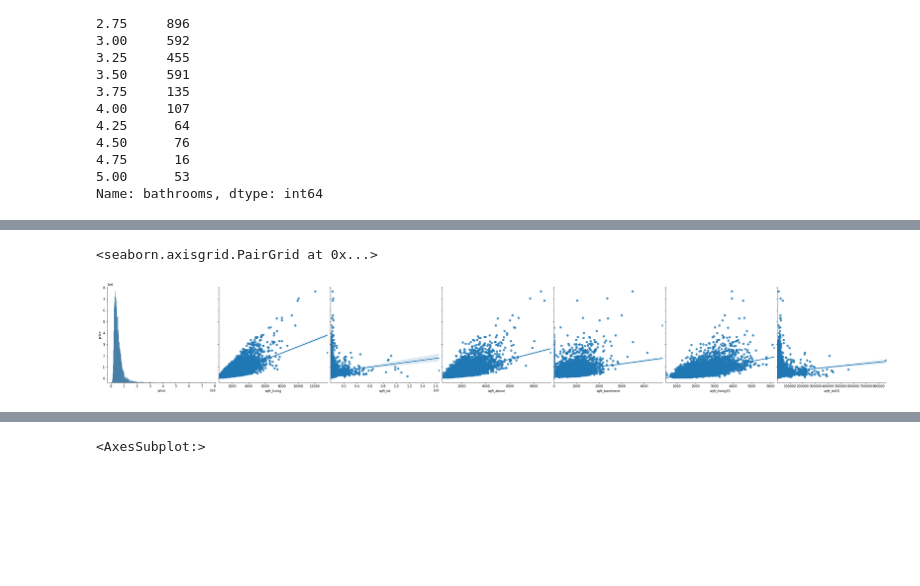
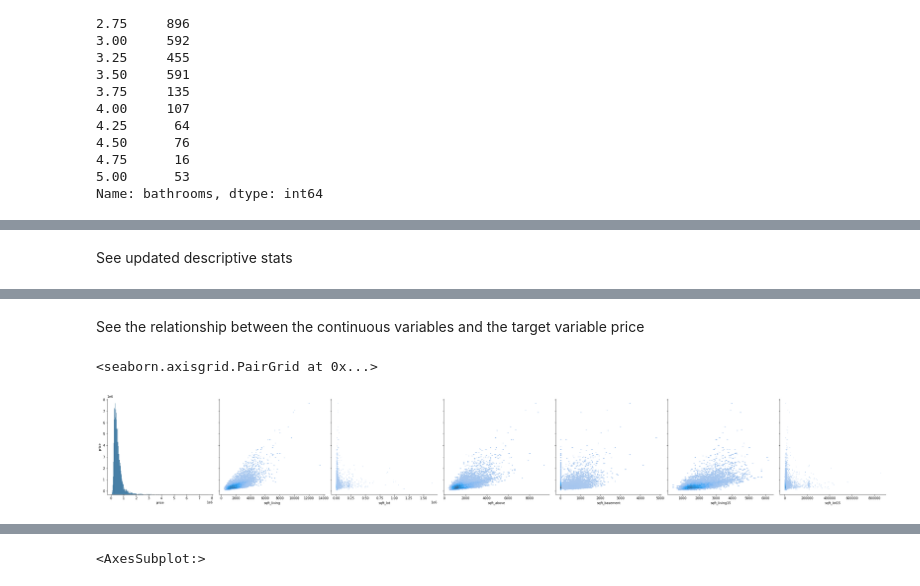
Before and after one commit to jasonarikupurathu/ds-east-042621-lectures, a Jupyter notebook: Phase_2/Phase2_project/Kings_County_Housing_Version_2.ipynb, the cells around one changed output, grey strips where cells are left out. Drawn from its saved outputs; the diff is of its cells as text; code cells hidden in the pictures; blank space fills up the shorter version.

```diff
--- a/Phase_2/Phase2_project/Kings_County_Housing_Version_2.ipynb
+++ b/Phase_2/Phase2_project/Kings_County_Housing_Version_2.ipynb
@@ -280,4 +320,6 @@ Index(['date', 'price', 'bedrooms', 'bathrooms', 'sqft_living', 'sqft_lot',
       dtype='object')
+# %% [markdown]
+See updated descriptive stats
 # %%
 kings_county_df.describe()
 # %% [output]
@@ -297,8 +339,10 @@ continuous = ['price',  'sqft_living', 'sqft_lot',
 
 categorical = ['waterfront','condition','grade',
                'view','bedrooms', 'bathrooms','floors','zipcode']
+# %% [markdown]
+See the relationship between the continuous variables and the target variable price
 # %%
-sns.pairplot(data = kings_county_df, y_vars="price", x_vars=continuous, height=5, kind='reg')
+sns.pairplot(data = kings_county_df, y_vars="price", x_vars=continuous, height=5, kind='hist')
 # %% [output]
 <seaborn.axisgrid.PairGrid at 0x...>
-[figure, old version]
+[figure, new version]
```
Also changed, not shown: parts of 113 cells of this notebook.
